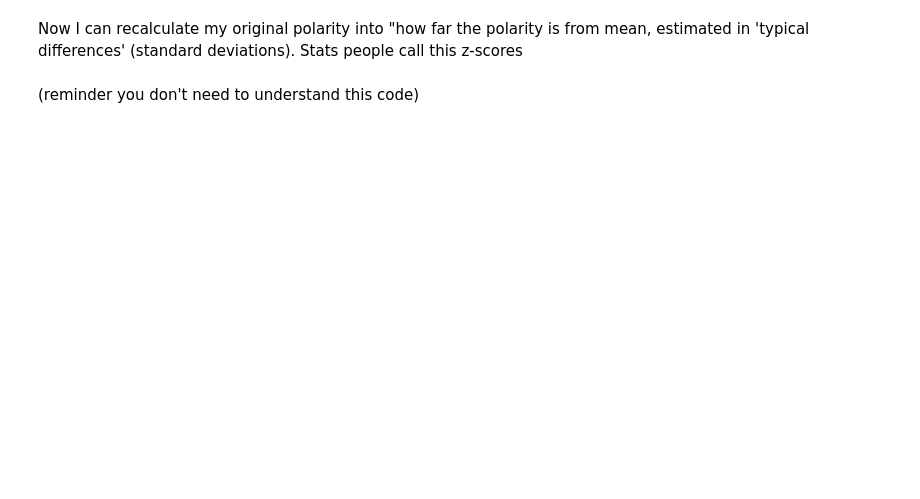
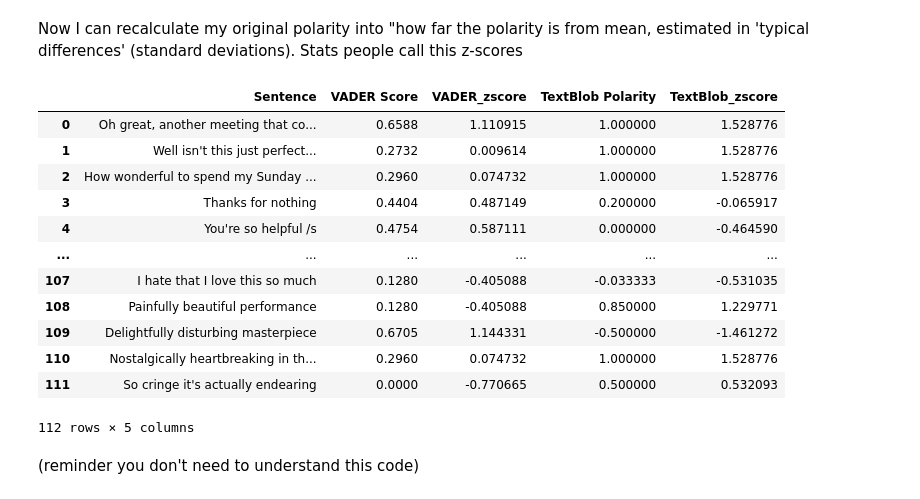
Before and after one commit to UofTCompDSci/eng286-fall-2024, a Jupyter notebook: week11/lecture/W11_lecture.ipynb, the cells around one changed output. Saved outputs shown, nothing was run; the diff lists cells and outputs as text; code cells hidden in the pictures; blank space fills up the shorter version.

```diff
--- a/week11/lecture/W11_lecture.ipynb
+++ b/week11/lecture/W11_lecture.ipynb
@@ -227,6 +254,22 @@ Now I can recalculate my original polarity into "how far the polarity is from me
 from scipy import stats
 results_df['VADER_zscore'] = stats.zscore(results_df['VADER Score'])
 results_df['TextBlob_zscore'] = stats.zscore(results_df['TextBlob Polarity'])
+# %%
+results_df[['Sentence', 'VADER Score', 'VADER_zscore', 'TextBlob Polarity', 'TextBlob_zscore']]
+# %% [output]
+|  | Sentence | VADER Score | VADER_zscore | TextBlob Polarity | TextBlob_zscore |
+| 0 | Oh great, another meeting that co... | 0.6588 | 1.110915 | 1.000000 | 1.528776 |
+| 1 | Well isn't this just perfect... | 0.2732 | 0.009614 | 1.000000 | 1.528776 |
+| 2 | How wonderful to spend my Sunday ... | 0.2960 | 0.074732 | 1.000000 | 1.528776 |
+| 3 | Thanks for nothing | 0.4404 | 0.487149 | 0.200000 | -0.065917 |
+| 4 | You're so helpful /s | 0.4754 | 0.587111 | 0.000000 | -0.464590 |
+| ... | ... | ... | ... | ... | ... |
+| 107 | I hate that I love this so much | 0.1280 | -0.405088 | -0.033333 | -0.531035 |
+| 108 | Painfully beautiful performance | 0.1280 | -0.405088 | 0.850000 | 1.229771 |
+| 109 | Delightfully disturbing masterpiece | 0.6705 | 1.144331 | -0.500000 | -1.461272 |
+| 110 | Nostalgically heartbreaking in th... | 0.2960 | 0.074732 | 1.000000 | 1.528776 |
+| 111 | So cringe it's actually endearing | 0.0000 | -0.770665 | 0.500000 | 0.532093 |
+112 rows × 5 columns
 # %% [markdown]
 (reminder you don't need to understand this code)
 # %%
```
Also changed, not shown: parts of 10 cells of this notebook.
